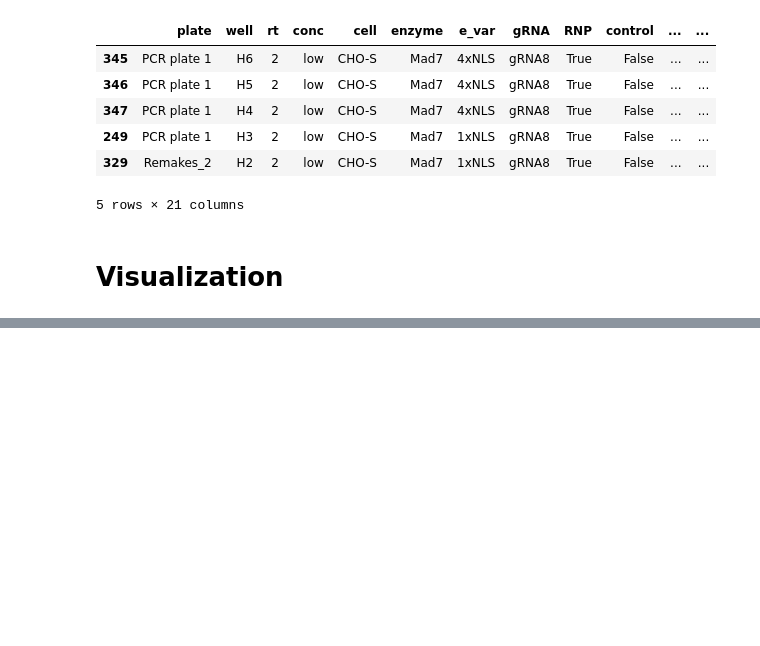
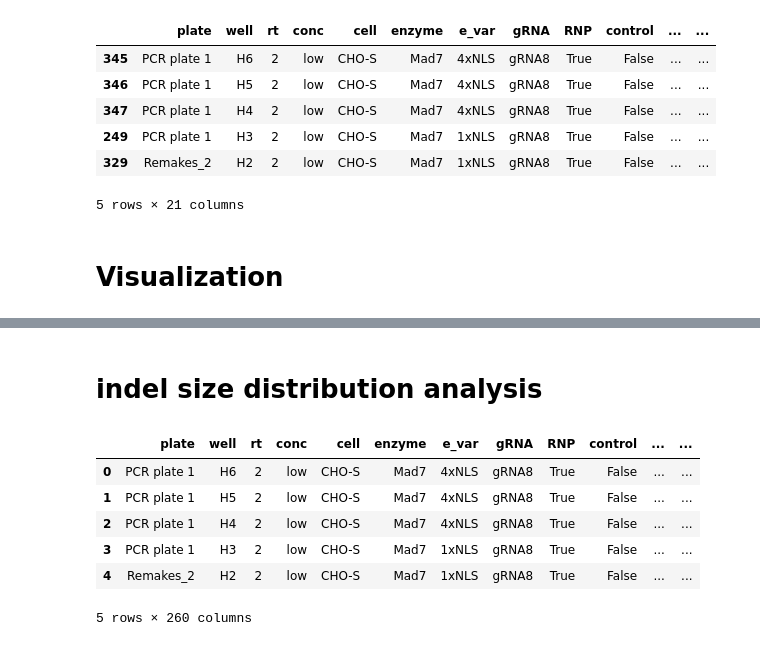
Before and after one commit to cfblaeb/Mad7_CHO_analysis, a Jupyter notebook: data_analysis.ipynb, the cells around one changed output, grey strips where cells are left out. Cells and saved outputs as stored; diff of their text form; code cells hidden in the pictures; blank space fills up the shorter version.

```diff
--- a/data_analysis.ipynb
+++ b/data_analysis.ipynb
@@ -762,0 +743,2 @@ print(resdf[resdf.group2 == 'control'])
+# %% [markdown]
+# indel size distribution analysis
@@ -762,0 +748,16 @@ print(resdf[resdf.group2 == 'control'])
+# %%
+indel_df1 = df[df.plate != 'run2'].copy()
+indel_df2 = df[df.plate == 'run2'].copy()
+indel_df1 = indel_df1.merge(iddf1, how='left', left_on=['Index/Well', 'Target'], right_on=['index', 'target'])
+indel_df2 = indel_df2.merge(iddf2, how='left', left_on=['Index/Well', 'Target'], right_on=['index', 'target'])
+indel_df = pd.concat([indel_df1, indel_df2]).drop(['target', 'index'], axis=1)
+indel_df.to_excel('indels.xlsx', index=False)
+indel_df.head()
+# %% [output]
+|  | plate | well | rt | conc | cell | enzyme | e_var | gRNA | RNP | control | ... | ... |
+| 0 | PCR plate 1 | H6 | 2 | low | CHO-S | Mad7 | 4xNLS | gRNA8 | True | False | ... | ... |
+| 1 | PCR plate 1 | H5 | 2 | low | CHO-S | Mad7 | 4xNLS | gRNA8 | True | False | ... | ... |
+| 2 | PCR plate 1 | H4 | 2 | low | CHO-S | Mad7 | 4xNLS | gRNA8 | True | False | ... | ... |
+| 3 | PCR plate 1 | H3 | 2 | low | CHO-S | Mad7 | 1xNLS | gRNA8 | True | False | ... | ... |
+| 4 | Remakes_2 | H2 | 2 | low | CHO-S | Mad7 | 1xNLS | gRNA8 | True | False | ... | ... |
+5 rows × 260 columns
```
Also changed, not shown: parts of 26 cells of this notebook.
